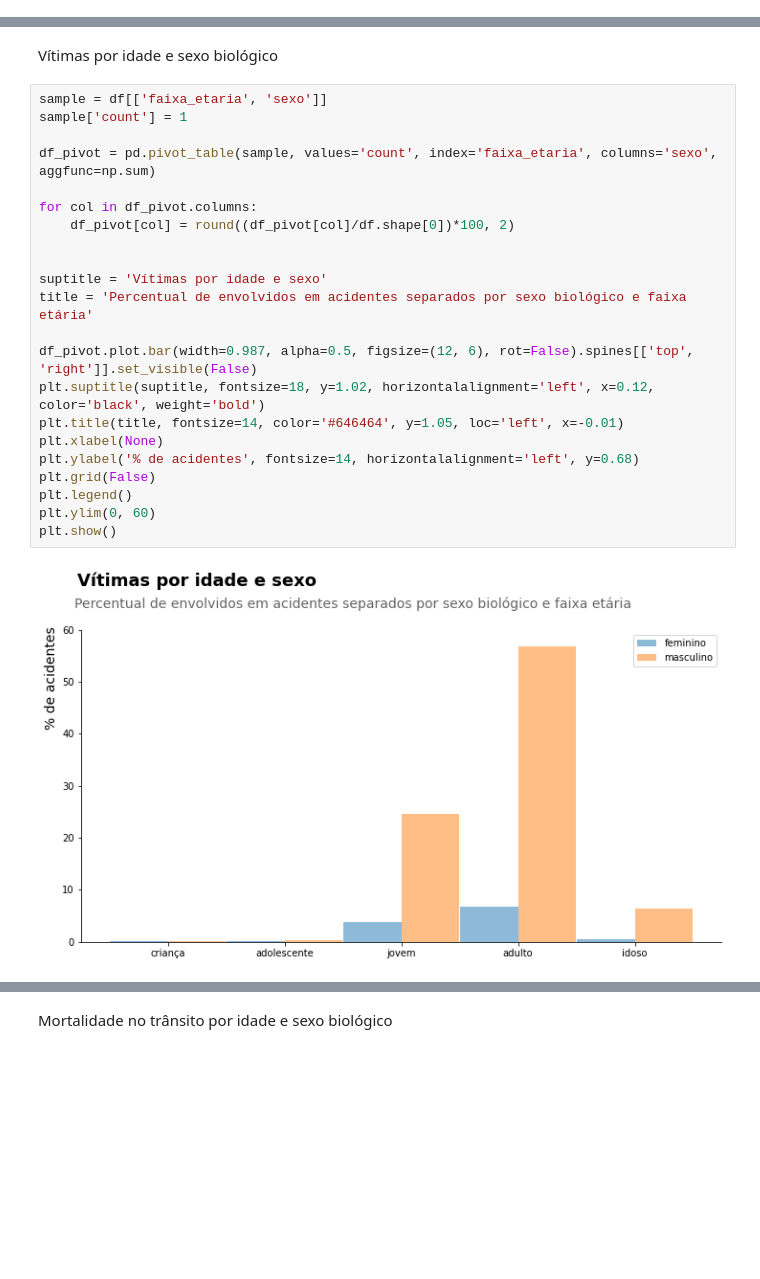
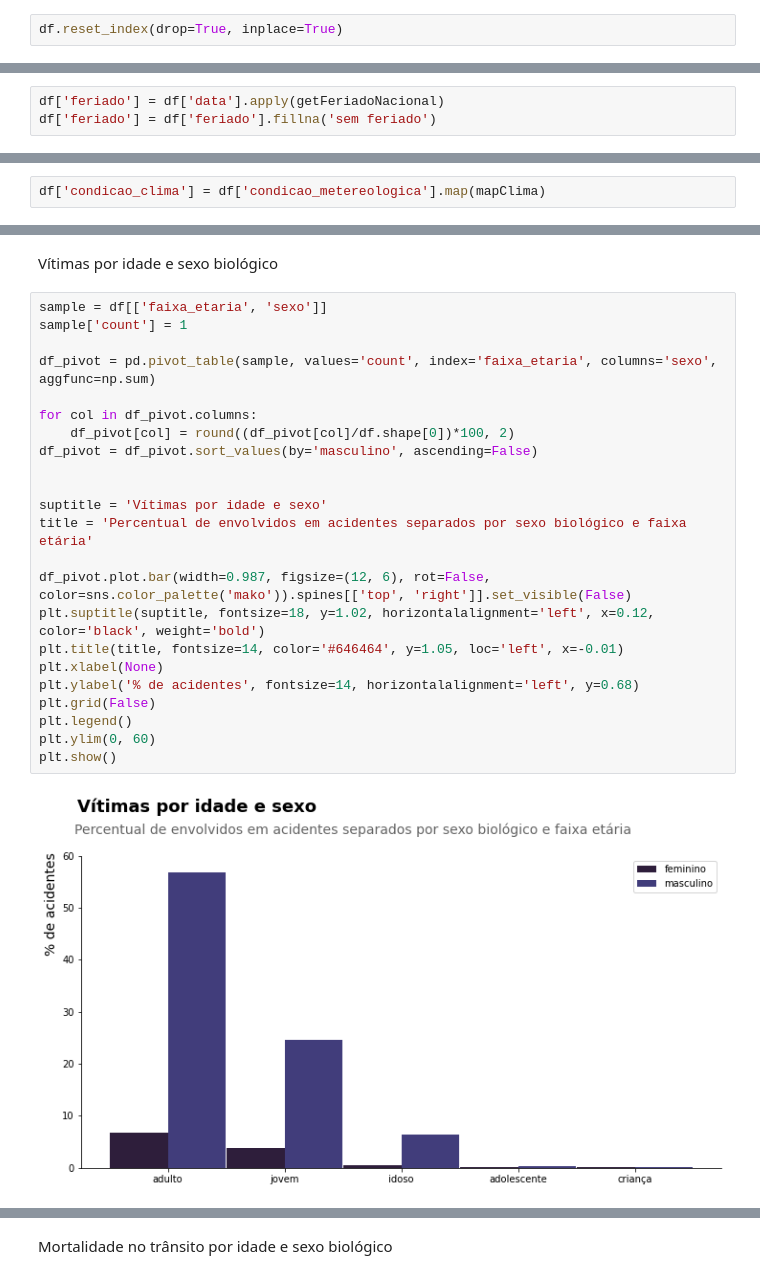
Before and after one commit to LilianeAquino/aed_projeto_1_revisitado, a Jupyter notebook: template_análise_exploratória.ipynb, the cells around one changed output, grey strips where cells are left out. Saved outputs shown, nothing was run; the diff lists cells and outputs as text; blank space fills up the shorter version.

```diff
--- a/template_análise_exploratória.ipynb
+++ b/template_análise_exploratória.ipynb
@@ -122,3 +124,5 @@ for coluna in preprocessingFunctionsMap.keys():
+# %%
+df.reset_index(drop=True, inplace=True)
 # %% [markdown]
 ### Tratamento coluna data
 # %%
@@ -129,3 +135,6 @@ df.drop(['data_inversa'], axis=1, inplace=True)
+# %%
+df['feriado'] = df['data'].apply(getFeriadoNacional)
+df['feriado'] = df['feriado'].fillna('sem feriado')
 # %% [markdown]
 ### Remoção de valores inválidos
 # %%
@@ -193,3 +204,5 @@ df['porte_veiculo'] = df['tipo_veiculo'].apply(mapTamanhoVeiculos)
+# %%
+df['condicao_clima'] = df['condicao_metereologica'].map(mapClima)
 # %% [markdown]
 ## Análise exploratória dos dados
 # %% [markdown]
@@ -310,25 +343,26 @@ Vítimas por idade e sexo biológico
 # %%
 sample = df[['faixa_etaria', 'sexo']]
 sample['count'] = 1
 
 df_pivot = pd.pivot_table(sample, values='count', index='faixa_etaria', columns='sexo', aggfunc=np.sum)
 
 for col in df_pivot.columns:
     df_pivot[col] = round((df_pivot[col]/df.shape[0])*100, 2)
+df_pivot = df_pivot.sort_values(by='masculino', ascending=False)
 
 
 suptitle = 'Vítimas por idade e sexo'
 title = 'Percentual de envolvidos em acidentes separados por sexo biológico e faixa etária'
 
-df_pivot.plot.bar(width=0.987, alpha=0.5, figsize=(12, 6), rot=False).spines[['top', 'right']].set_visible(False)
+df_pivot.plot.bar(width=0.987, figsize=(12, 6), rot=False, color=sns.color_palette('mako')).spines[['top', 'right']].set_visible(False)
 plt.suptitle(suptitle, fontsize=18, y=1.02, horizontalalignment='left', x=0.12, color='black', weight='bold')
 plt.title(title, fontsize=14, color='#646464', y=1.05, loc='left', x=-0.01)
 plt.xlabel(None)
 plt.ylabel('% de acidentes', fontsize=14, horizontalalignment='left', y=0.68)
 plt.grid(False)
 plt.legend()
 plt.ylim(0, 60)
 plt.show()
 # %% [output]
-[figure, old version]
+[figure, new version]
 # %% [markdown]
```
Also changed, not shown: parts of 56 cells of this notebook, 1 other file.
